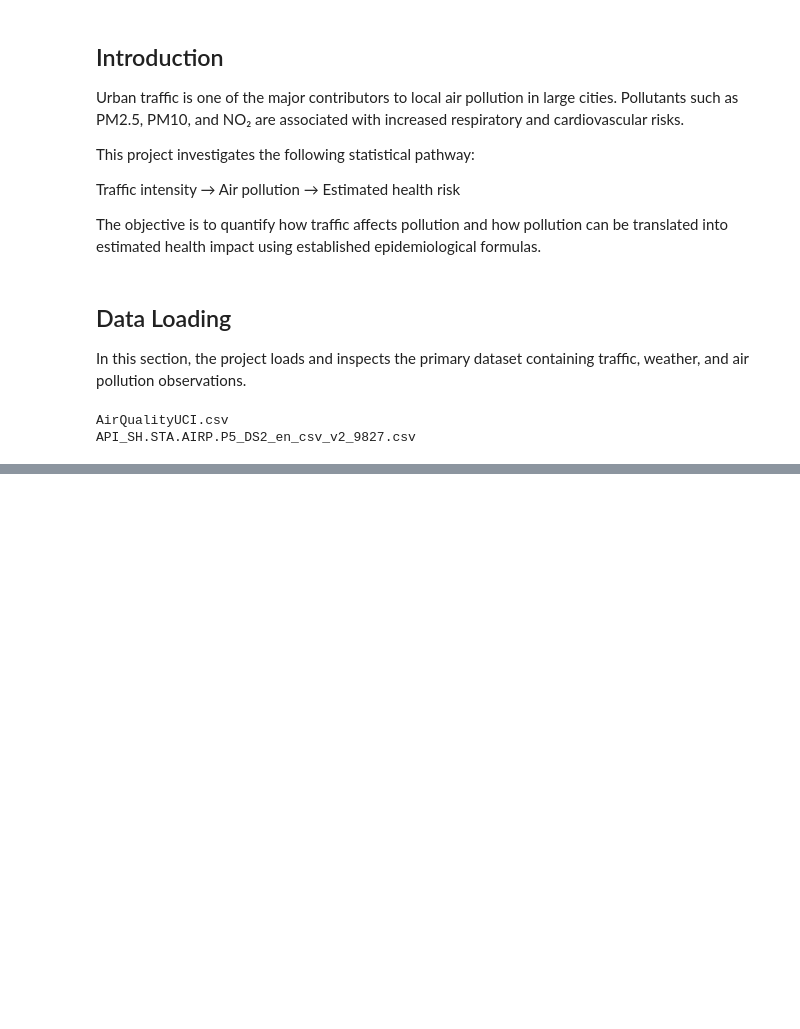
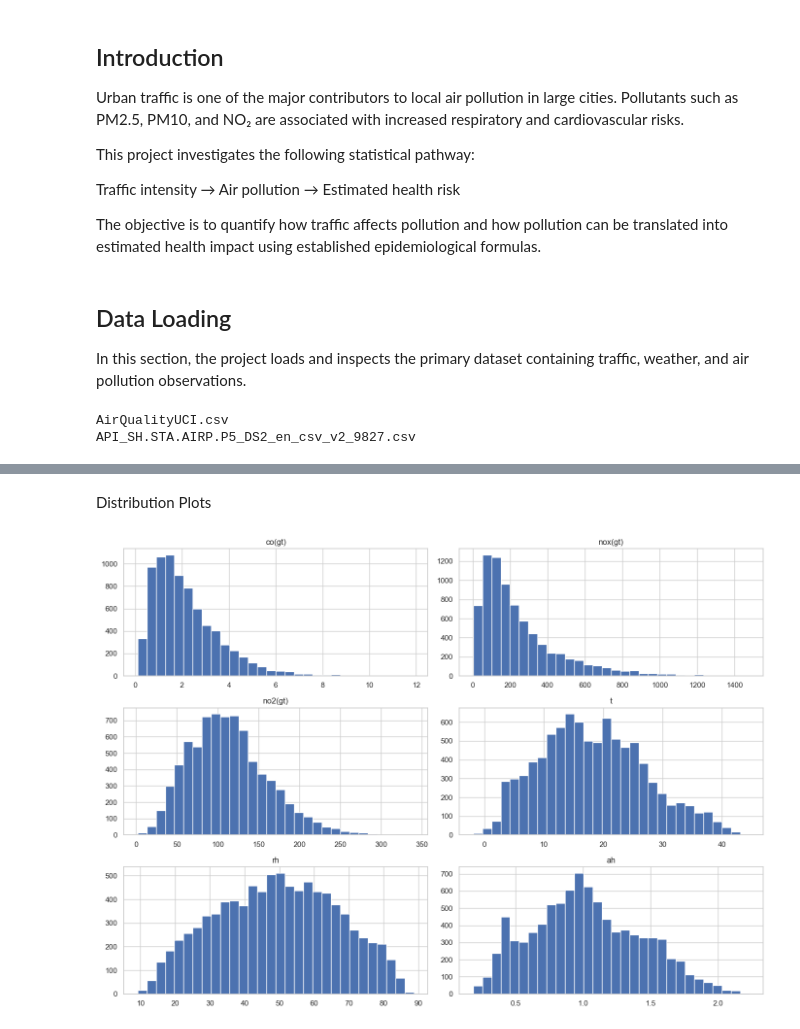
Before and after one commit to looalhadzhiev-max/traffic-pollution-health, a Jupyter notebook: notebooks/traffic_polution_health.ipynb, the cells around one changed output, grey strips where cells are left out. Cells and saved outputs as stored; diff of their text form; code cells hidden in the pictures; blank space fills up the shorter version.

Commit message:
Add exploratory data analysis and dataset cleaning

```diff
--- a/notebooks/traffic_polution_health.ipynb
+++ b/notebooks/traffic_polution_health.ipynb
@@ -78,0 +110,20 @@ FileNotFoundError: File not found: C:\Users\Radost\Desktop\traffic-polution-heal
+# %%
+uci_clean = uci_df.copy()
+
+uci_clean["datetime"] = pd.to_datetime(
+    uci_clean["date"].astype(str) + " " + uci_clean["time"].astype(str),
+    format="%d/%m/%Y %H.%M.%S",
+    errors="coerce"
+)
+
+uci_clean = uci_clean.dropna(subset=["datetime"])
+
+
+for col in uci_clean.columns:
+    if col not in ["date", "time", "datetime"]:
+        uci_clean[col] = pd.to_numeric(uci_clean[col], errors="coerce")
+
+uci_clean = uci_clean.set_index("datetime").sort_index()
+
+print("Cleaned dataset shape:", uci_clean.shape)
+uci_clean.head()
@@ -78,0 +163,11 @@ FileNotFoundError: File not found: C:\Users\Radost\Desktop\traffic-polution-heal
+# %%
+key_vars = [
+    "co(gt)",
+    "nox(gt)",
+    "no2(gt)",
+    "t",
+    "rh",
+    "ah"
+]
+
+uci_clean[key_vars].describe().T
@@ -78,0 +182,8 @@ FileNotFoundError: File not found: C:\Users\Radost\Desktop\traffic-polution-heal
+# %% [markdown]
+Distribution Plots
+# %%
+uci_clean[key_vars].hist(figsize=(14, 10), bins=30)
+plt.tight_layout()
+plt.show()
+# %% [output]
+[figure, added]
```
Also changed, not shown: parts of 15 cells of this notebook.
